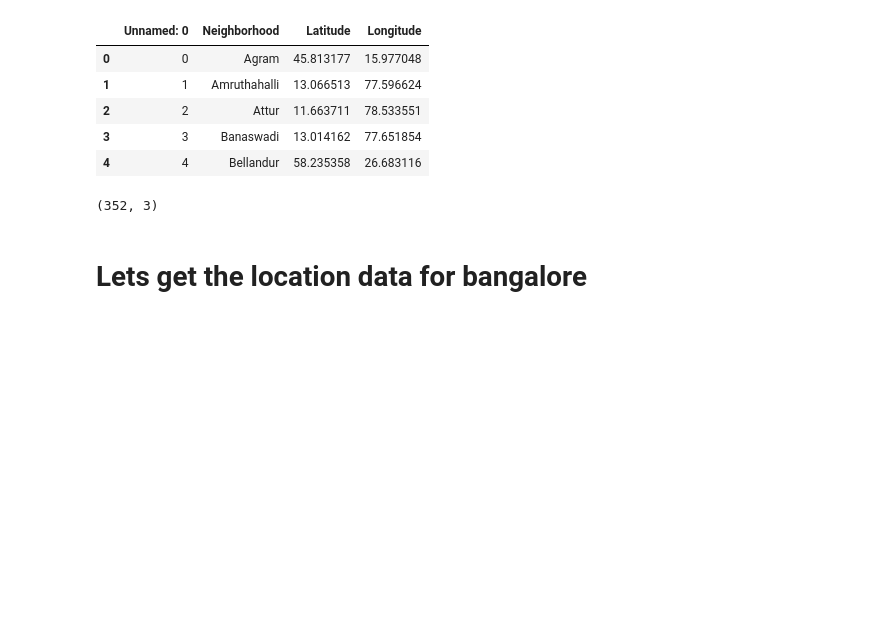
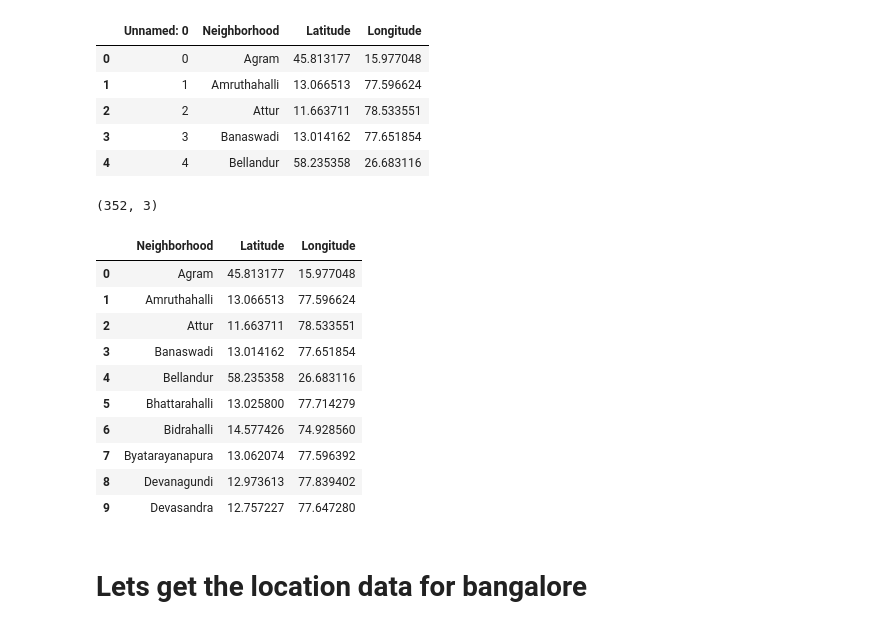
Before and after one commit to mehatabnabi/Coursera_Capstone, a Jupyter notebook: week 5/Analysis of Bangalore Neighbourhoods using Machine Learning.ipynb, the cells around one changed output. Cells and saved outputs as stored; diff of their text form; code cells hidden in the pictures; blank space fills up the shorter version.

```diff
--- a/week 5/Analysis of Bangalore Neighbourhoods using Machine Learning.ipynb
+++ b/week 5/Analysis of Bangalore Neighbourhoods using Machine Learning.ipynb
@@ -19,10 +21,22 @@ blr_df.head()
 | 4 | 4 | Bellandur | 58.235358 | 26.683116 |
 # %%
 blr_df.drop(columns = ['Unnamed: 0'], inplace = True)
-# %%
-blr_df.shape
-# %% [output]
-(352, 3)
+# %%
+print(blr_df.shape)
+blr_df.head(10)
+# %% [output]
+(352, 3)
+|  | Neighborhood | Latitude | Longitude |
+| 0 | Agram | 45.813177 | 15.977048 |
+| 1 | Amruthahalli | 13.066513 | 77.596624 |
+| 2 | Attur | 11.663711 | 78.533551 |
+| 3 | Banaswadi | 13.014162 | 77.651854 |
+| 4 | Bellandur | 58.235358 | 26.683116 |
+| 5 | Bhattarahalli | 13.025800 | 77.714279 |
+| 6 | Bidrahalli | 14.577426 | 74.928560 |
+| 7 | Byatarayanapura | 13.062074 | 77.596392 |
+| 8 | Devanagundi | 12.973613 | 77.839402 |
+| 9 | Devasandra | 12.757227 | 77.647280 |
 # %% [markdown]
 # Lets get the location data for bangalore
 # %%
```
Also changed, not shown: parts of 2 cells of this notebook, 3 other files.
